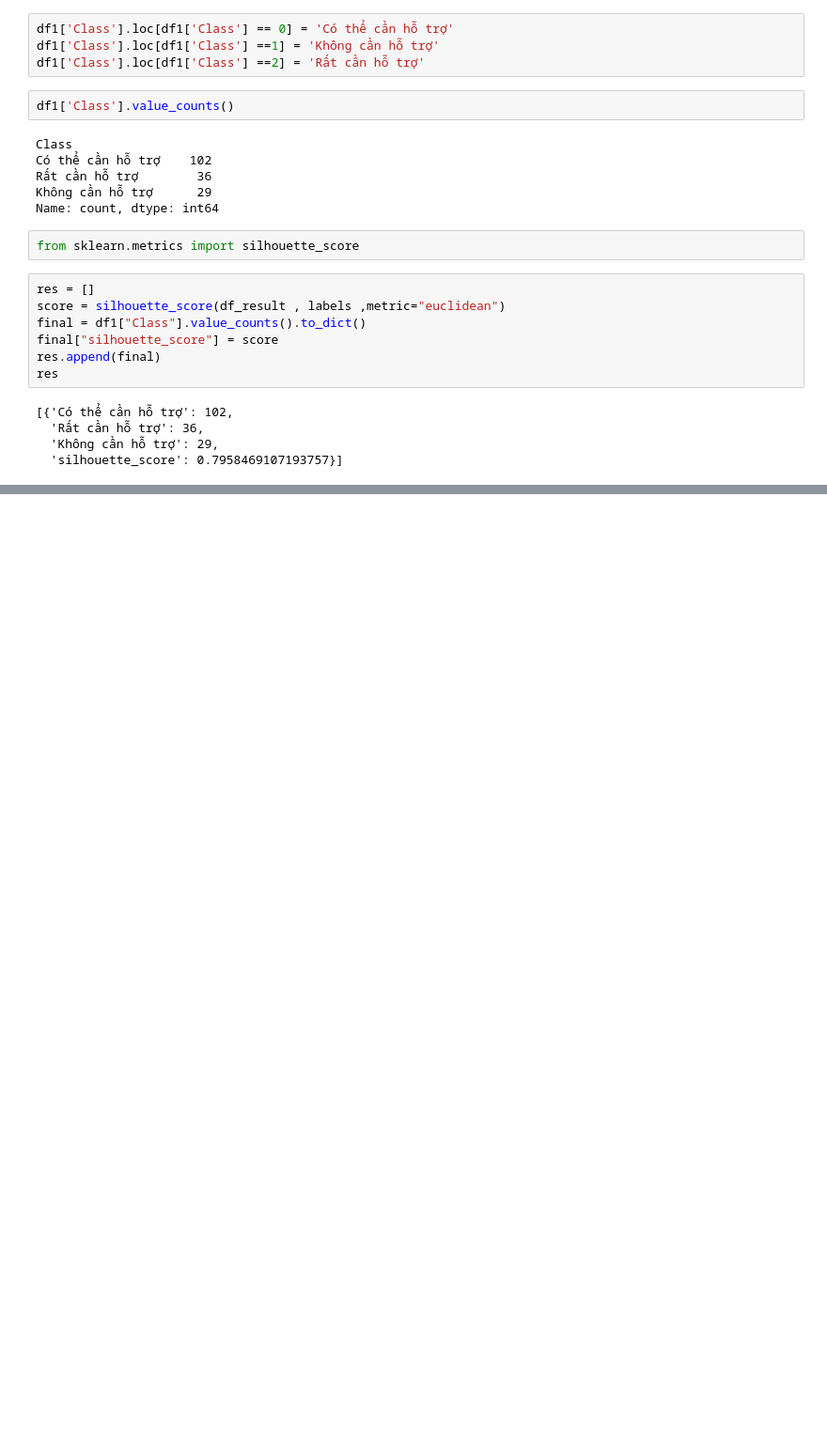
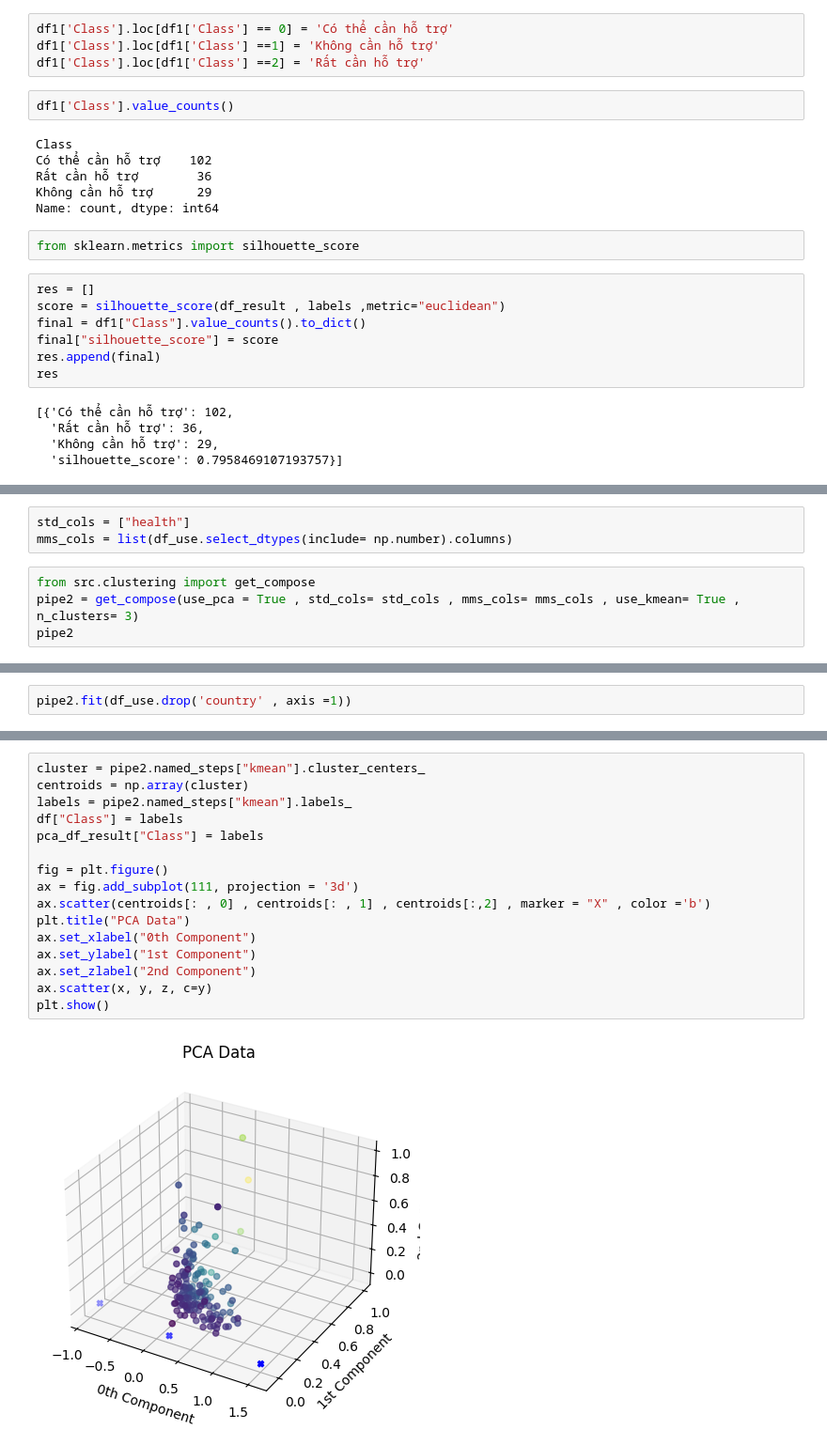
Before and after one commit to tuananhhhbuiiduyudu/Country_Clustering_Project_CNS, a Jupyter notebook: notebooks/a.ipynb, the cells around one changed output, grey strips where cells are left out. Shown at 94% size. Drawn from its saved outputs; the diff is of its cells as text; blank space fills up the shorter version.

```diff
--- a/notebooks/a.ipynb
+++ b/notebooks/a.ipynb
@@ -297,0 +350,7 @@ res
+# %%
+std_cols = ["health"]
+mms_cols = list(df_use.select_dtypes(include= np.number).columns)
+# %%
+from src.clustering import get_compose
+pipe2 = get_compose(use_pca = True , std_cols= std_cols , mms_cols= mms_cols , use_kmean= True , n_clusters= 3)
+pipe2
@@ -297,0 +369,2 @@ res
+# %%
+pipe2.fit(df_use.drop('country' , axis =1))
@@ -297,0 +383,18 @@ res
+# %%
+cluster = pipe2.named_steps["kmean"].cluster_centers_
+centroids = np.array(cluster)
+labels = pipe2.named_steps["kmean"].labels_
+df["Class"] = labels
+pca_df_result["Class"] = labels
+
+fig = plt.figure()
+ax = fig.add_subplot(111, projection = '3d')
+ax.scatter(centroids[: , 0] , centroids[: , 1] , centroids[:,2] , marker = "X" , color ='b')
+plt.title("PCA Data")
+ax.set_xlabel("0th Component")
+ax.set_ylabel("1st Component")
+ax.set_zlabel("2nd Component")
+ax.scatter(x, y, z, c=y)
+plt.show()
+# %% [output]
+[figure, added]
```
Also changed, not shown: parts of 19 cells of this notebook, 4 other files.
